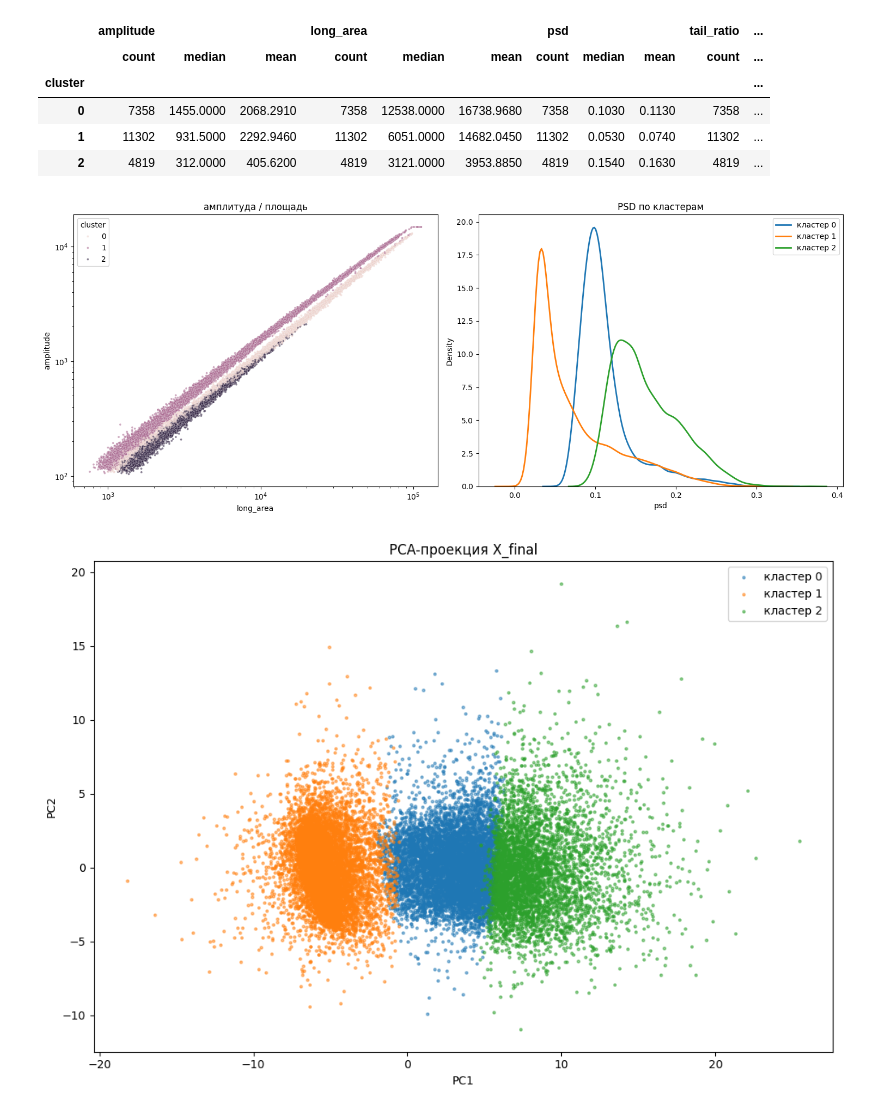
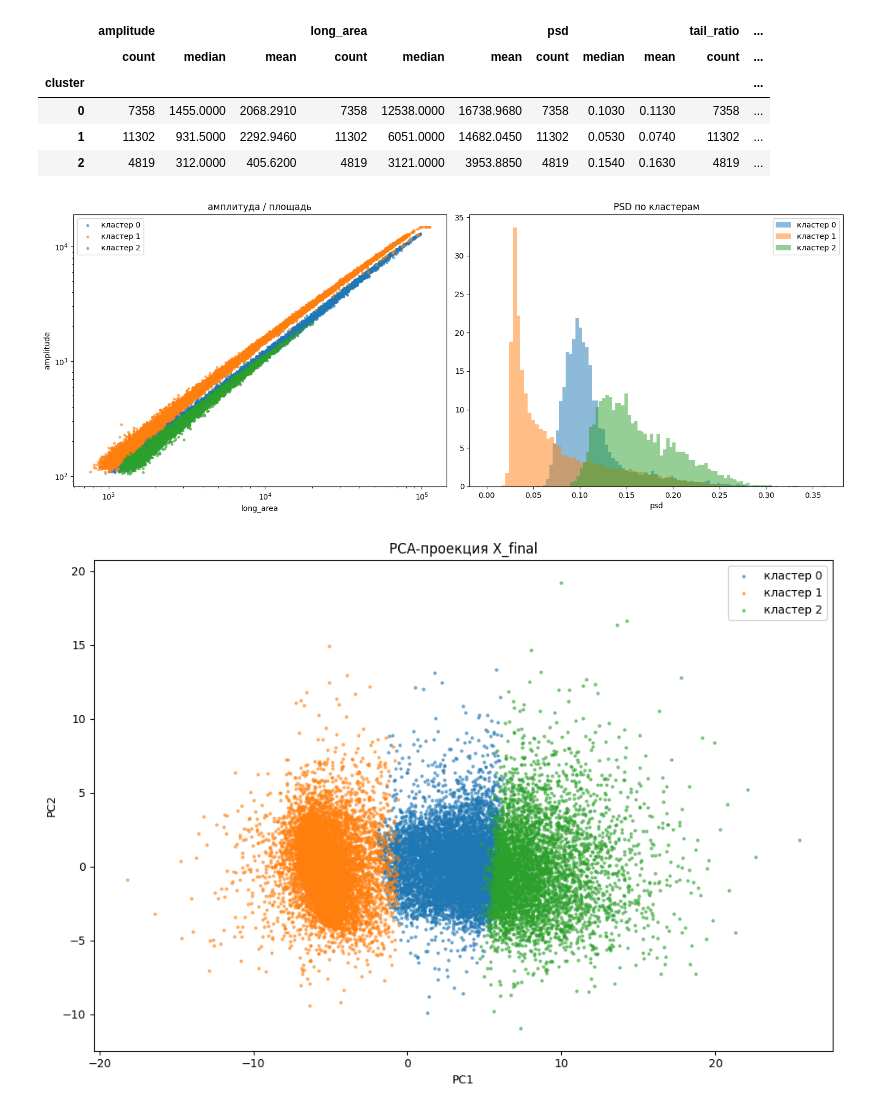
Before and after one commit to m459n9/ml_project_final_clustering, a Jupyter notebook: solution.ipynb, the cells around one changed output. Saved outputs shown, nothing was run; the diff lists cells and outputs as text; code cells hidden in the pictures.

```diff
--- a/solution.ipynb
+++ b/solution.ipynb
@@ -506,17 +536,21 @@ features_lbl.groupby("cluster")[
 # %%
 fig, ax = plt.subplots(1, 2, figsize=(15, 6))
 
-sns.scatterplot(data=features_lbl, x="long_area", y="amplitude", hue="cluster",
-                s=8, alpha=0.55, ax=ax[0])
-ax[0].set(xscale="log", yscale="log", title="амплитуда / площадь")
+for cl in [0, 1, 2]:
+    sub = features_lbl[features_lbl.cluster == cl]
+    ax[0].scatter(sub.long_area, sub.amplitude, s=8, alpha=0.55, label=f"кластер {cl}")
+ax[0].set(xscale="log", yscale="log", xlabel="long_area", ylabel="amplitude",
+          title="амплитуда / площадь")
+ax[0].legend()
 
-for cl, sub in features_lbl.groupby("cluster"):
-    sns.kdeplot(sub.psd, ax=ax[1], lw=2, label=f"кластер {cl}")
-ax[1].set(title="PSD по кластерам")
+for cl in [0, 1, 2]:
+    sub = features_lbl[features_lbl.cluster == cl]
+    ax[1].hist(sub.psd, bins=80, alpha=0.5, density=True, label=f"кластер {cl}")
+ax[1].set(title="PSD по кластерам", xlabel="psd")
 ax[1].legend()
 plt.tight_layout(); plt.show()
 # %% [output]
-[figure, old version]
+[figure, new version]
 # %%
 pca_2d = PCA(n_components=2, random_state=RANDOM_STATE).fit_transform(X_final)
 fig, ax = plt.subplots(figsize=(10, 7))
```
Also changed, not shown: parts of 2 cells of this notebook, 1 other file.
